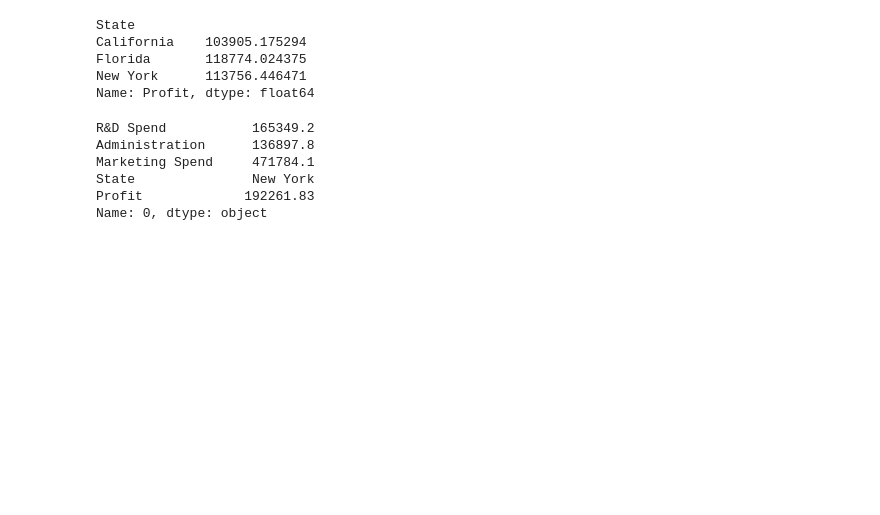
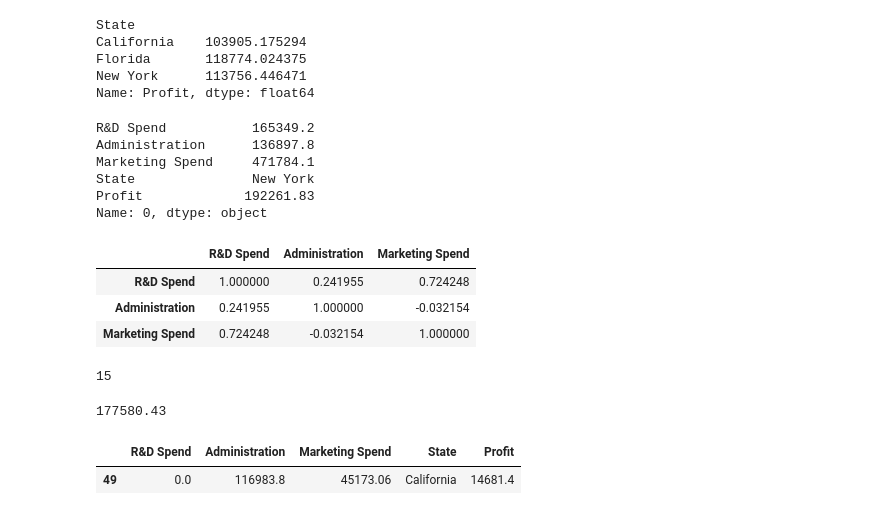
Before and after one commit to Tohbyloba/data-analysis-, a Jupyter notebook: assessment.ipynb, the cells around one changed output. Cells and saved outputs as stored; diff of their text form; code cells hidden in the pictures; blank space fills up the shorter version.

```diff
--- a/assessment.ipynb
+++ b/assessment.ipynb
@@ -61,3 +61,23 @@ Profit             192261.83
 Name: 0, dtype: object
 # %%
 st.loc
+# %%
+st[['R&D Spend','Administration','Marketing Spend']].corr()
+# %% [output]
+|  | R&D Spend | Administration | Marketing Spend |
+| R&D Spend | 1.000000 | 0.241955 | 0.724248 |
+| Administration | 0.241955 | 1.000000 | -0.032154 |
+| Marketing Spend | 0.724248 | -0.032154 | 1.000000 |
+# %%
+len(st[st['Administration'] > st['Marketing Spend']])
+# %% [output]
+15
+# %%
+st['Profit'].describe()['max'] - st['Profit'].describe()['min']
+# %% [output]
+177580.43
+# %%
+st[st['Profit'] == st['Profit'].min()]
+# %% [output]
+|  | R&D Spend | Administration | Marketing Spend | State | Profit |
+| 49 | 0.0 | 116983.8 | 45173.06 | California | 14681.4 |
```
Also changed, not shown: 2 other files.
